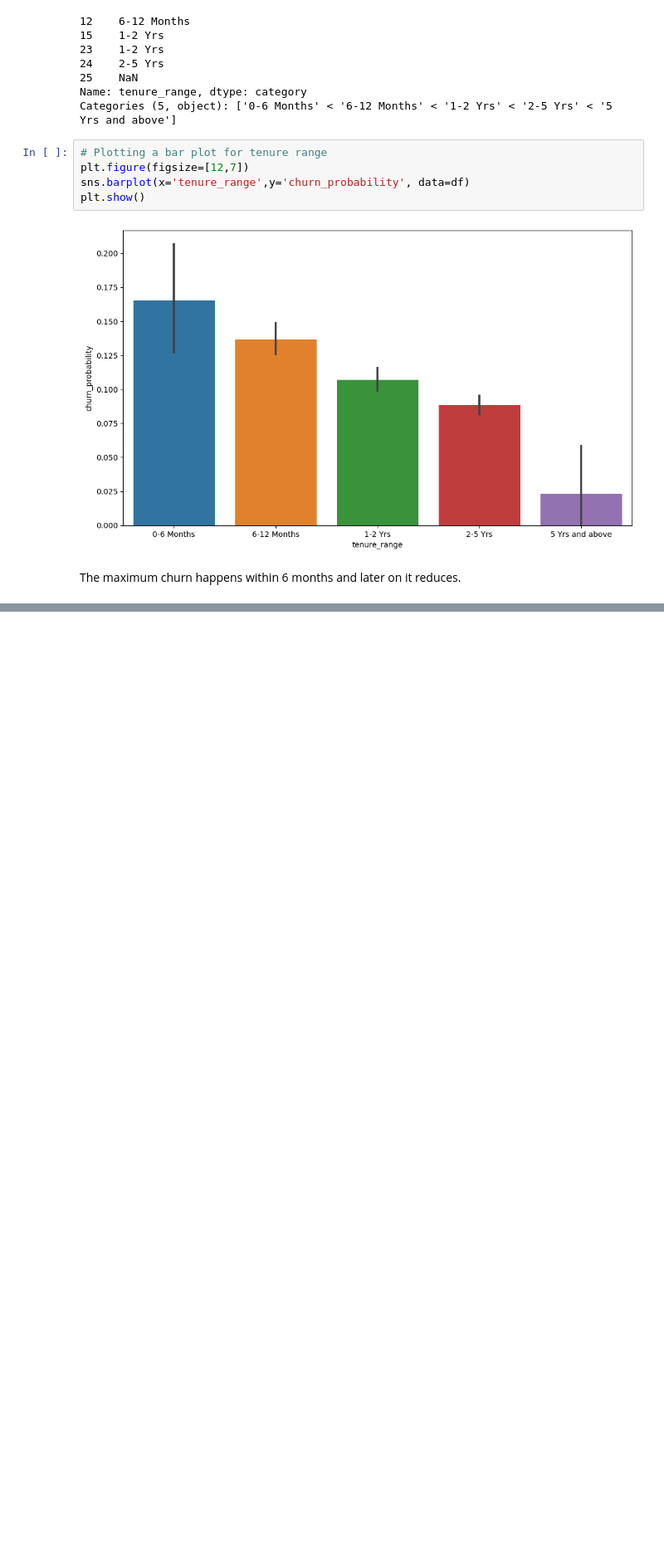
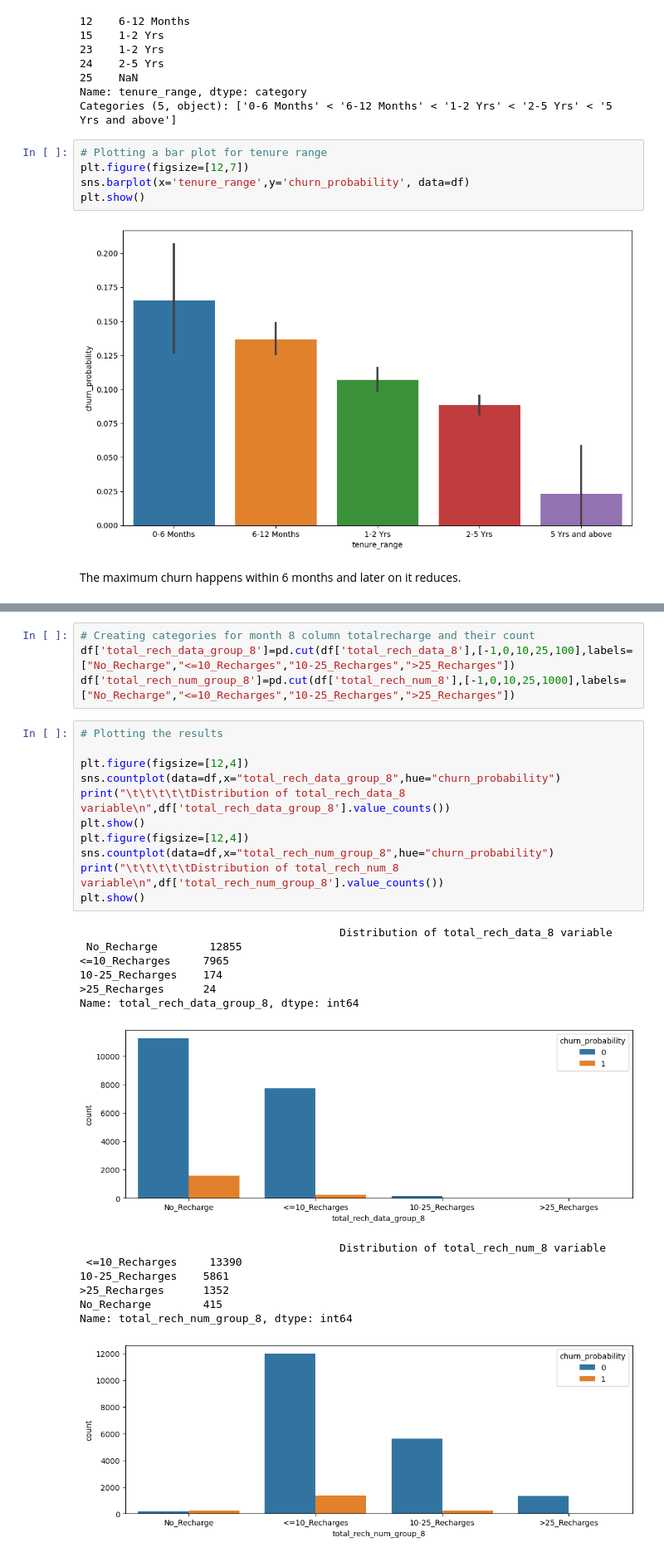
Before and after one commit to sreejith-rajashekaran/Telecom-Churn, a Jupyter notebook: telecom_churn.ipynb, the cells around one changed output, grey strips where cells are left out. Shown at 83% size. Cells and saved outputs as stored; diff of their text form; blank space fills up the shorter version.

```diff
--- a/telecom_churn.ipynb
+++ b/telecom_churn.ipynb
@@ -385,0 +430,30 @@ The maximum churn happens within 6 months and later on it reduces.
+# %%
+# Creating categories for month 8 column totalrecharge and their count
+df['total_rech_data_group_8']=pd.cut(df['total_rech_data_8'],[-1,0,10,25,100],labels=["No_Recharge","<=10_Recharges","10-25_Recharges",">25_Recharges"])
+df['total_rech_num_group_8']=pd.cut(df['total_rech_num_8'],[-1,0,10,25,1000],labels=["No_Recharge","<=10_Recharges","10-25_Recharges",">25_Recharges"])
+# %%
+# Plotting the results
+
+plt.figure(figsize=[12,4])
+sns.countplot(data=df,x="total_rech_data_group_8",hue="churn_probability")
+print("\t\t\t\t\tDistribution of total_rech_data_8 variable\n",df['total_rech_data_group_8'].value_counts())
+plt.show()
+plt.figure(figsize=[12,4])
+sns.countplot(data=df,x="total_rech_num_group_8",hue="churn_probability")
+print("\t\t\t\t\tDistribution of total_rech_num_8 variable\n",df['total_rech_num_group_8'].value_counts())
+plt.show()
+# %% [output]
+                                        Distribution of total_rech_data_8 variable
+ No_Recharge        12855
+<=10_Recharges     7965
+10-25_Recharges    174
+>25_Recharges      24
+Name: total_rech_data_group_8, dtype: int64
+[figure, added]
+                                        Distribution of total_rech_num_8 variable
+ <=10_Recharges     13390
+10-25_Recharges    5861
+>25_Recharges      1352
+No_Recharge        415
+Name: total_rech_num_group_8, dtype: int64
+[figure, added]
```
Also changed, not shown: parts of 10 cells of this notebook.
